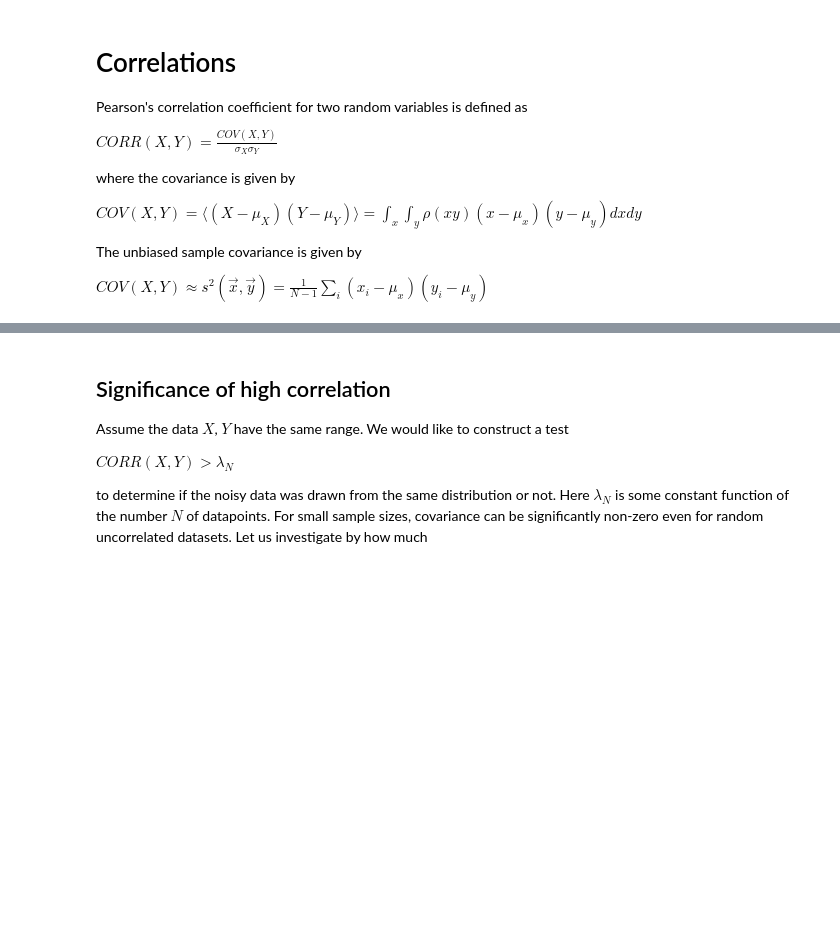
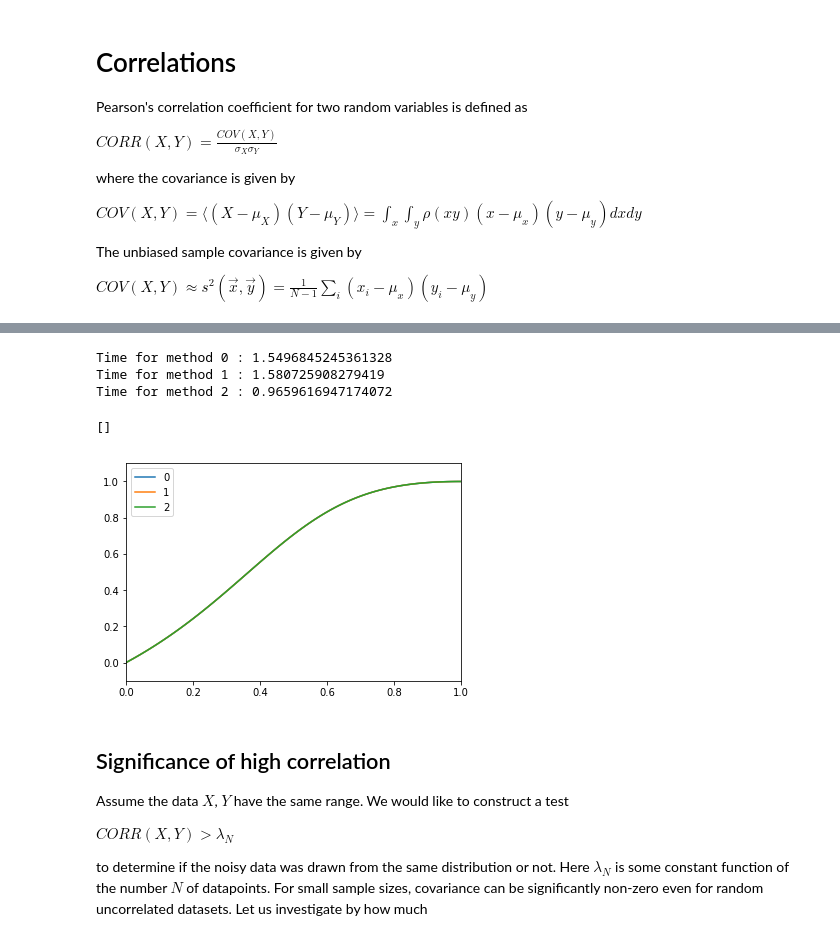
Before and after one commit to aleksejs-fomins/snippets-data-analysis, a Jupyter notebook: python/stat-info-theory/basic-statistics/moments.ipynb, the cells around one changed output, grey strips where cells are left out. Cells and saved outputs as stored; diff of their text form; code cells hidden in the pictures; blank space fills up the shorter version.

```diff
--- a/python/stat-info-theory/basic-statistics/moments.ipynb
+++ b/python/stat-info-theory/basic-statistics/moments.ipynb
@@ -100,3 +107,37 @@ covclrbar = plt.colorbar()
+# %%
+def corr1(x,y):
+    return np.dot(x - np.average(x), y - np.average(y)) / np.std(x) / np.std(y) / (len(x) - 1)
+
+def corr2(x,y):
+    return np.cov(x,y)[0,1] / np.std(x) / np.std(y)
+
+def corr3(x,y):
+    return np.corrcoef(x,y)[0,1]
+
+data = np.random.normal(0, 1, 1000000)
+noise = np.random.normal(0, 1, 1000000)
+ratio = np.linspace(0, 1, 100)
+dataCorrupt = [data * p + noise * (1-p) for p in ratio]
+method = [corr1, corr2, corr3]
+
+plt.figure()
+
+for i in range(len(method)):
+    tstart = time()
+    rez = [method[i](data, dataC) for dataC in dataCorrupt]
+    print("Time for method", str(i), ":", time() - tstart)
+    plt.plot(ratio, rez, label=str(i))
+
+plt.xlim((0, 1))
+plt.ylim((-0.1, 1.1))
+plt.legend()
+plt.plot()
+# %% [output]
+Time for method 0 : 1.5496845245361328
+Time for method 1 : 1.580725908279419
+Time for method 2 : 0.9659616947174072
+[]
+[figure, added]
 # %% [markdown]
 ## Significance of high correlation
 
```
Also changed, not shown: parts of 4 cells of this notebook, 23 other files.
